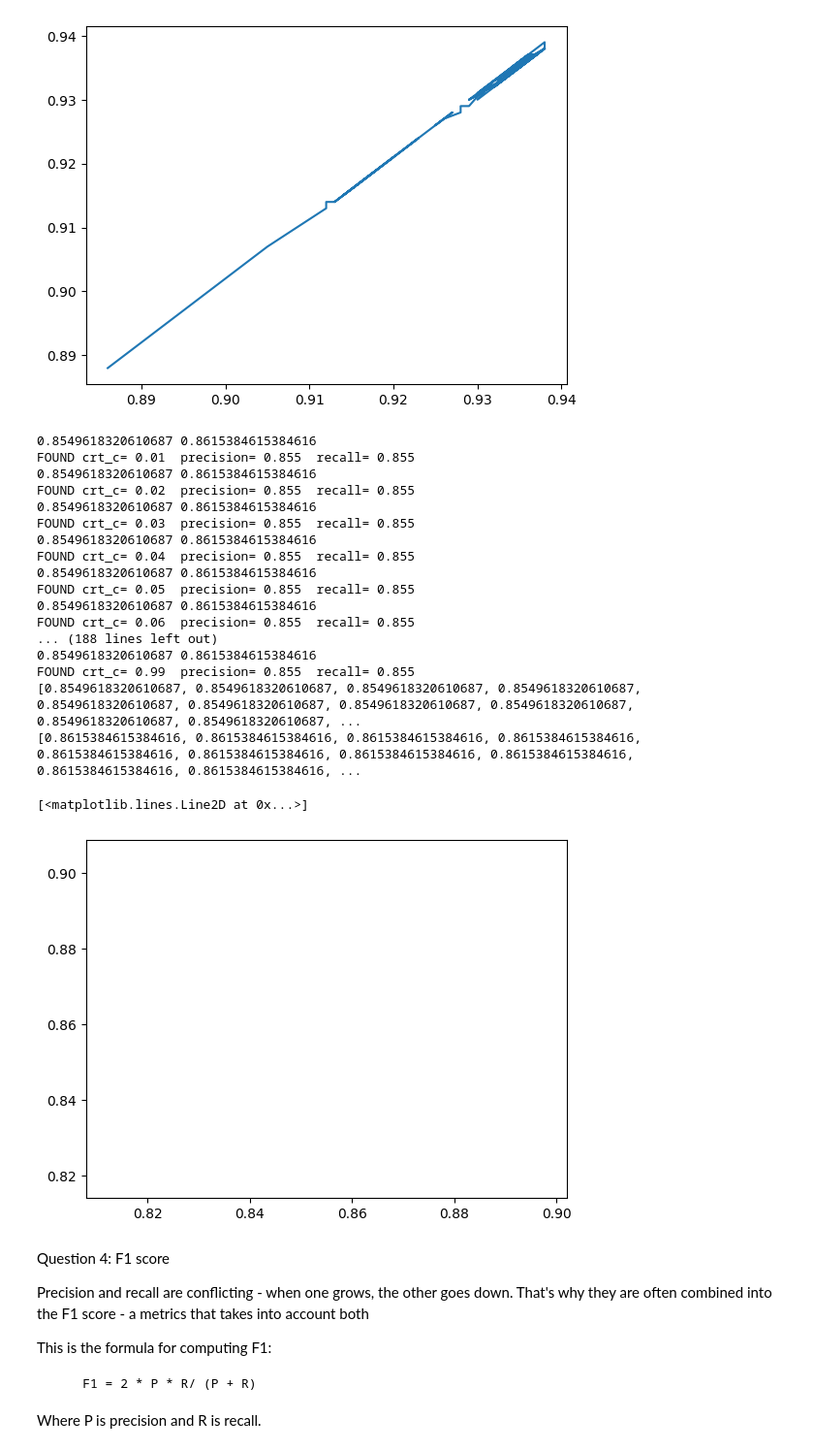
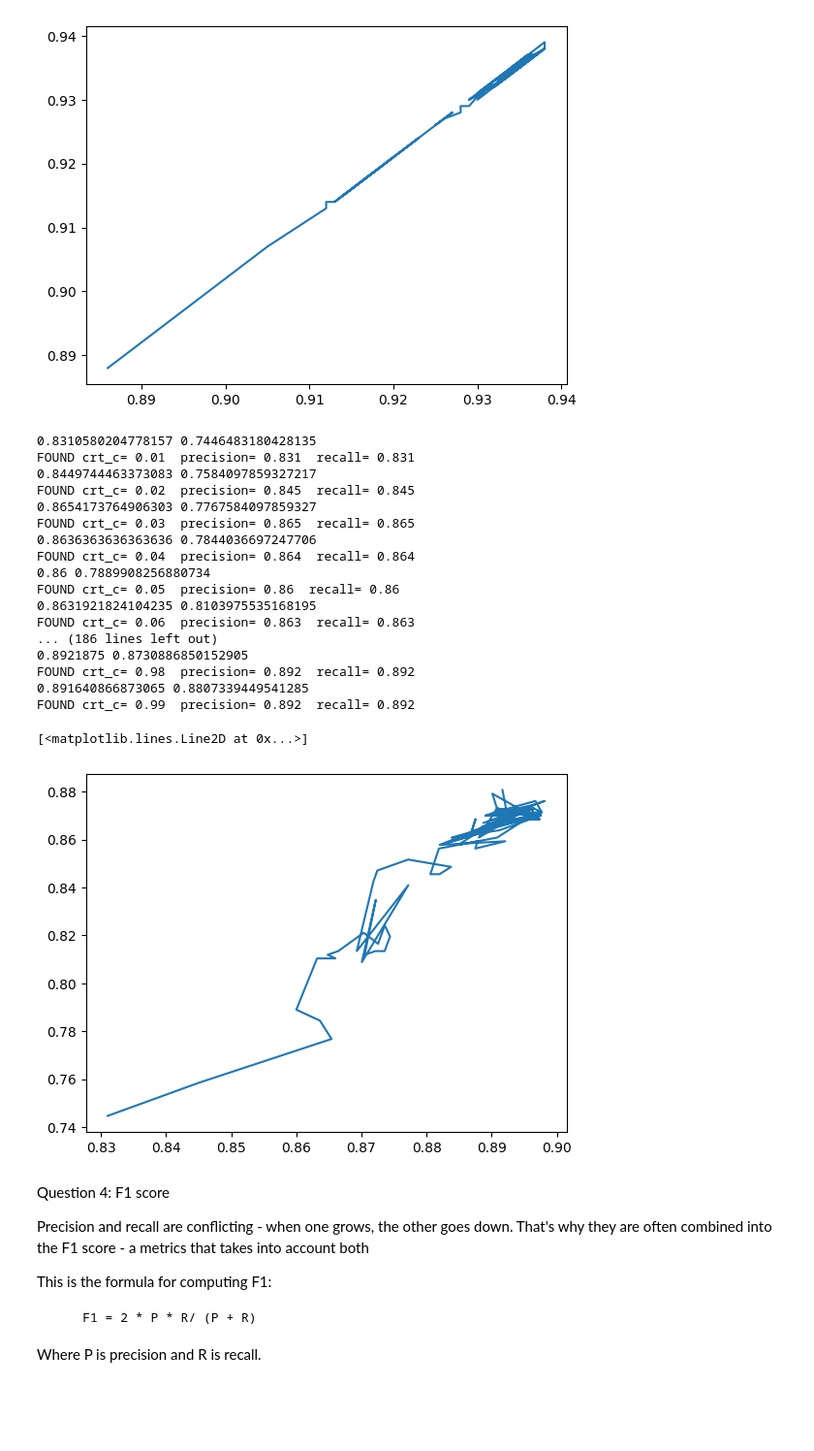
Before and after one commit to midnightmover-az/ml-zoomcamp, a Jupyter notebook: assignament-04-evaluation.ipynb, the cells around one changed output. Shown at 97% size. Cells and saved outputs as stored; diff of their text form; code cells hidden in the pictures; blank space fills up the shorter version.

```diff
--- a/assignament-04-evaluation.ipynb
+++ b/assignament-04-evaluation.ipynb
@@ -290,58 +290,58 @@ for crt_c in np.arange(0.01,1.0,0.01):
     actual_positive = (y_val == 1)
     actual_negative = (y_val == 0)
 
-    predict_positive = (y_pred >= treshhold)
-    predict_negative = (y_pred < treshhold)
+    predict_positive = (y_val_pred >= treshhold)
+    predict_negative = (y_val_pred < treshhold)
 
     tp = (predict_positive & actual_positive).sum()
     tn = (predict_negative & actual_negative).sum()
 
     fp = (predict_positive & actual_negative).sum()
     fn = (predict_negative & actual_positive).sum()
 
     precision = tp / (tp + fp)
     recall =  tp / (tp + fn)
 
     #precision = precision_score(y_val, y_val_pred >= 0.5, average='weighted')
     #recall = recall_score(y_val, y_val_pred >= 0.5, average='weighted')
 
     precissionList.append(precision)
     recallList.append(recall)
 
     print(precision, recall)
     round_val = 3
     precision = round( precision, round_val )
     recall = round( precision, round_val )
     if precision == recall:
         print("FOUND crt_c=", crt_c ," precision=", precision, " recall=", recall )
         if crt_c in possible_answers:
             print("FOUND IN LIST ", crt_c)
     #print( accuracy_score(y_val, y_val_pred >= 0.5) )
-print(precissionList)
-print(recallList)
+#print(precissionList)
+#print(recallList)
 
 plt.plot(precissionList, recallList)
 #print("Done this step")
 # %% [output]
-0.8549618320610687 0.8615384615384616
-FOUND crt_c= 0.01  precision= 0.855  recall= 0.855
-0.8549618320610687 0.8615384615384616
-FOUND crt_c= 0.02  precision= 0.855  recall= 0.855
-0.8549618320610687 0.8615384615384616
-FOUND crt_c= 0.03  precision= 0.855  recall= 0.855
-0.8549618320610687 0.8615384615384616
-FOUND crt_c= 0.04  precision= 0.855  recall= 0.855
-0.8549618320610687 0.8615384615384616
-FOUND crt_c= 0.05  precision= 0.855  recall= 0.855
-0.8549618320610687 0.8615384615384616
-FOUND crt_c= 0.06  precision= 0.855  recall= 0.855
-... (188 lines left out)
-0.8549618320610687 0.8615384615384616
-FOUND crt_c= 0.99  precision= 0.855  recall= 0.855
-[0.8549618320610687, 0.8549618320610687, 0.8549618320610687, 0.8549618320610687, 0.8549618320610687, 0.8549618320610687, 0.8549618320610687, 0.8549618320610687, 0.8549618320610687, 0.8549618320610687, ...
-[0.8615384615384616, 0.8615384615384616, 0.8615384615384616, 0.8615384615384616, 0.8615384615384616, 0.8615384615384616, 0.8615384615384616, 0.8615384615384616, 0.8615384615384616, 0.8615384615384616, ...
+0.8310580204778157 0.7446483180428135
+FOUND crt_c= 0.01  precision= 0.831  recall= 0.831
+0.8449744463373083 0.7584097859327217
+FOUND crt_c= 0.02  precision= 0.845  recall= 0.845
+0.8654173764906303 0.7767584097859327
+FOUND crt_c= 0.03  precision= 0.865  recall= 0.865
+0.8636363636363636 0.7844036697247706
+FOUND crt_c= 0.04  precision= 0.864  recall= 0.864
+0.86 0.7889908256880734
+FOUND crt_c= 0.05  precision= 0.86  recall= 0.86
+0.8631921824104235 0.8103975535168195
+FOUND crt_c= 0.06  precision= 0.863  recall= 0.863
+... (186 lines left out)
+0.8921875 0.8730886850152905
+FOUND crt_c= 0.98  precision= 0.892  recall= 0.892
+0.891640866873065 0.8807339449541285
+FOUND crt_c= 0.99  precision= 0.892  recall= 0.892
 [<matplotlib.lines.Line2D at 0x...>]
-[figure, old version]
+[figure, new version]
 # %% [markdown]
 Question 4: F1 score
 
```
Also changed, not shown: parts of 4 cells of this notebook.
